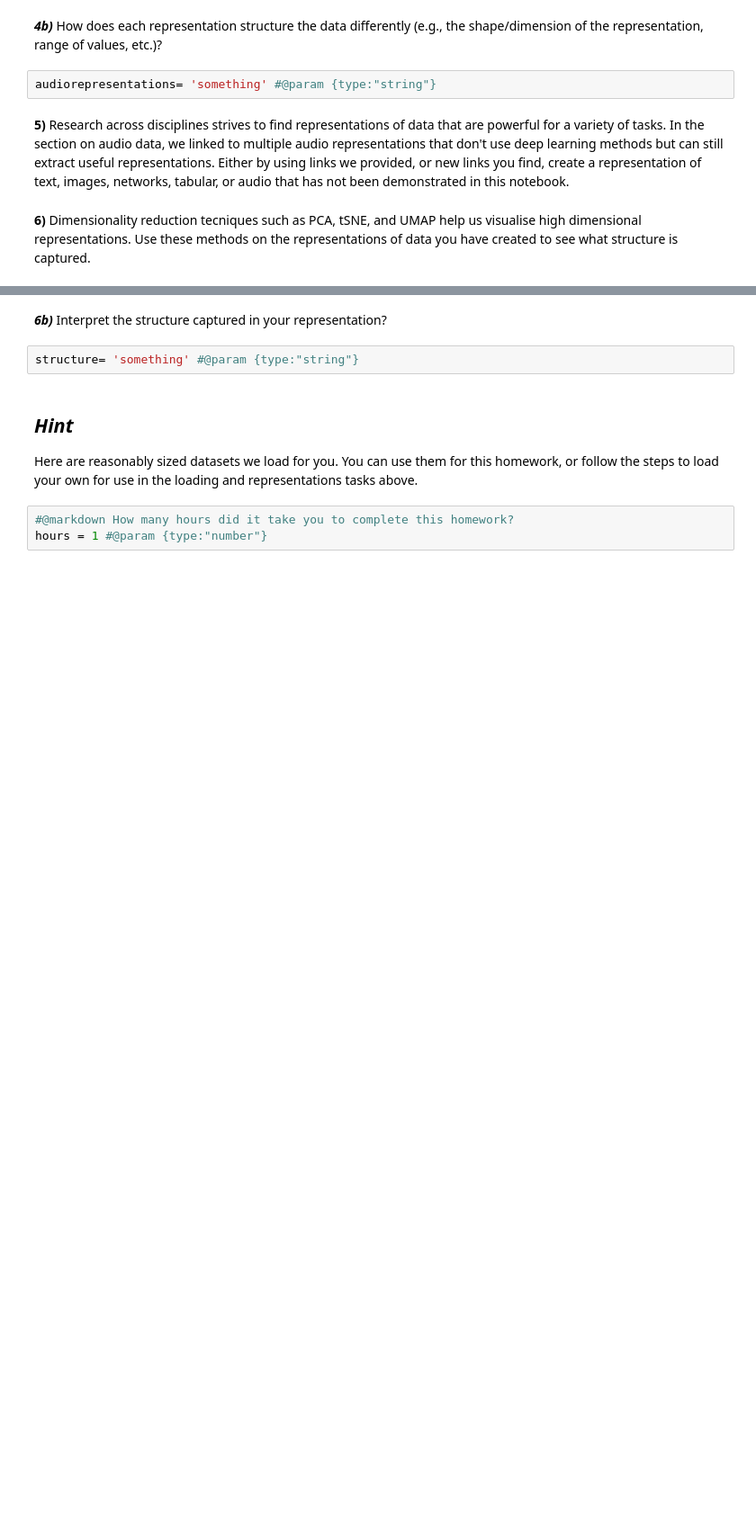
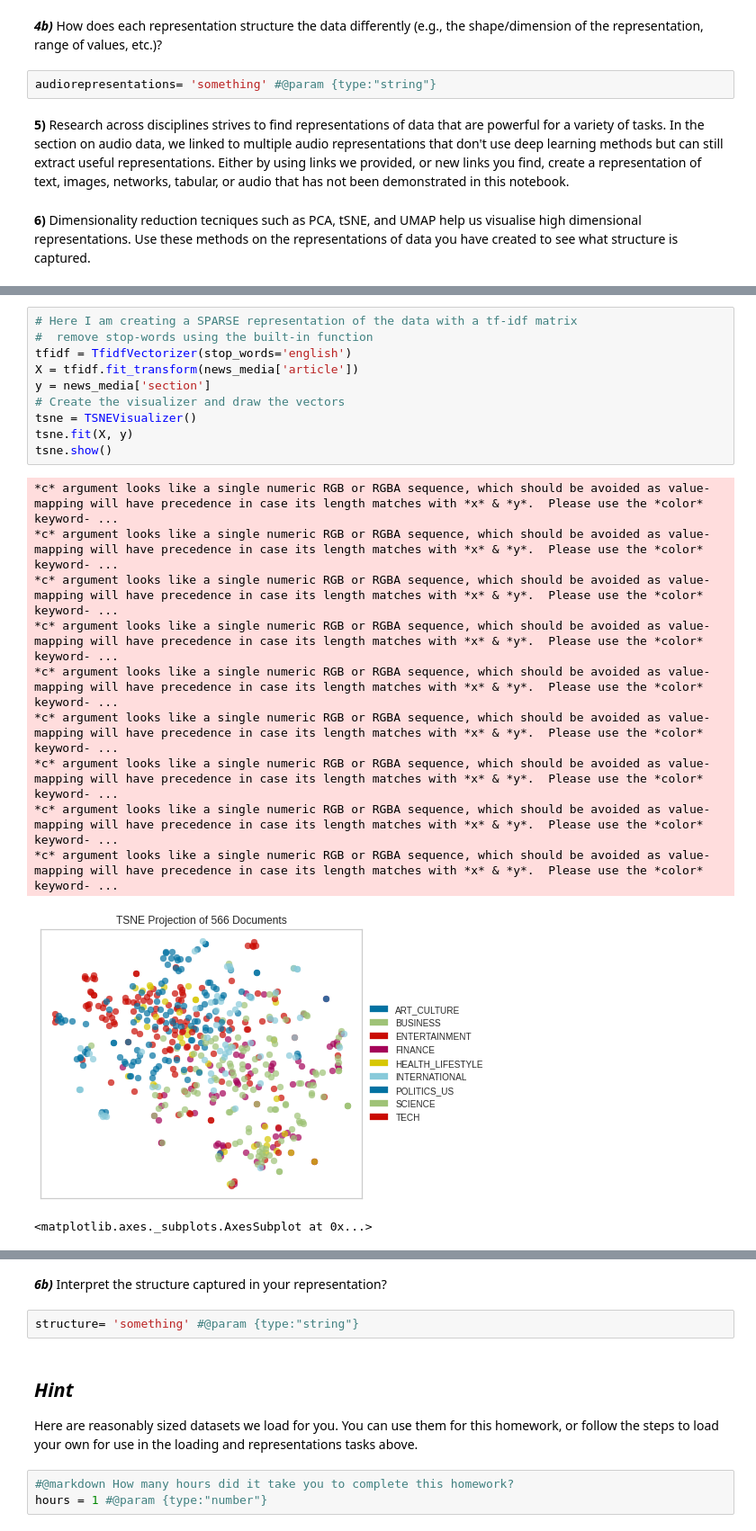
Before and after one commit to sabinahartnett/Tutorials-Homework-Notebooks, a Jupyter notebook: Week 3/SH_tutorial_1_representing_diverse_data.ipynb, the cells around one changed output, grey strips where cells are left out. Shown at 90% size. Drawn from its saved outputs; the diff is of its cells as text; blank space fills up the shorter version.

```diff
--- a/Week 3/SH_tutorial_1_representing_diverse_data.ipynb
+++ b/Week 3/SH_tutorial_1_representing_diverse_data.ipynb
@@ -1863,0 +2156,22 @@ audiorepresentations= 'something' #@param {type:"string"}
+# %%
+# Here I am creating a SPARSE representation of the data with a tf-idf matrix
+#  remove stop-words using the built-in function
+tfidf = TfidfVectorizer(stop_words='english')
+X = tfidf.fit_transform(news_media['article'])
+y = news_media['section']
+# Create the visualizer and draw the vectors
+tsne = TSNEVisualizer()
+tsne.fit(X, y)
+tsne.show()
+# %% [output]
+*c* argument looks like a single numeric RGB or RGBA sequence, which should be avoided as value-mapping will have precedence in case its length matches with *x* & *y*.  Please use the *color* keyword- ...
+*c* argument looks like a single numeric RGB or RGBA sequence, which should be avoided as value-mapping will have precedence in case its length matches with *x* & *y*.  Please use the *color* keyword- ...
+*c* argument looks like a single numeric RGB or RGBA sequence, which should be avoided as value-mapping will have precedence in case its length matches with *x* & *y*.  Please use the *color* keyword- ...
+*c* argument looks like a single numeric RGB or RGBA sequence, which should be avoided as value-mapping will have precedence in case its length matches with *x* & *y*.  Please use the *color* keyword- ...
+*c* argument looks like a single numeric RGB or RGBA sequence, which should be avoided as value-mapping will have precedence in case its length matches with *x* & *y*.  Please use the *color* keyword- ...
+*c* argument looks like a single numeric RGB or RGBA sequence, which should be avoided as value-mapping will have precedence in case its length matches with *x* & *y*.  Please use the *color* keyword- ...
+*c* argument looks like a single numeric RGB or RGBA sequence, which should be avoided as value-mapping will have precedence in case its length matches with *x* & *y*.  Please use the *color* keyword- ...
+*c* argument looks like a single numeric RGB or RGBA sequence, which should be avoided as value-mapping will have precedence in case its length matches with *x* & *y*.  Please use the *color* keyword- ...
+*c* argument looks like a single numeric RGB or RGBA sequence, which should be avoided as value-mapping will have precedence in case its length matches with *x* & *y*.  Please use the *color* keyword- ...
+[figure, added]
+<matplotlib.axes._subplots.AxesSubplot at 0x...>
```
Also changed, not shown: parts of 42 cells of this notebook.
